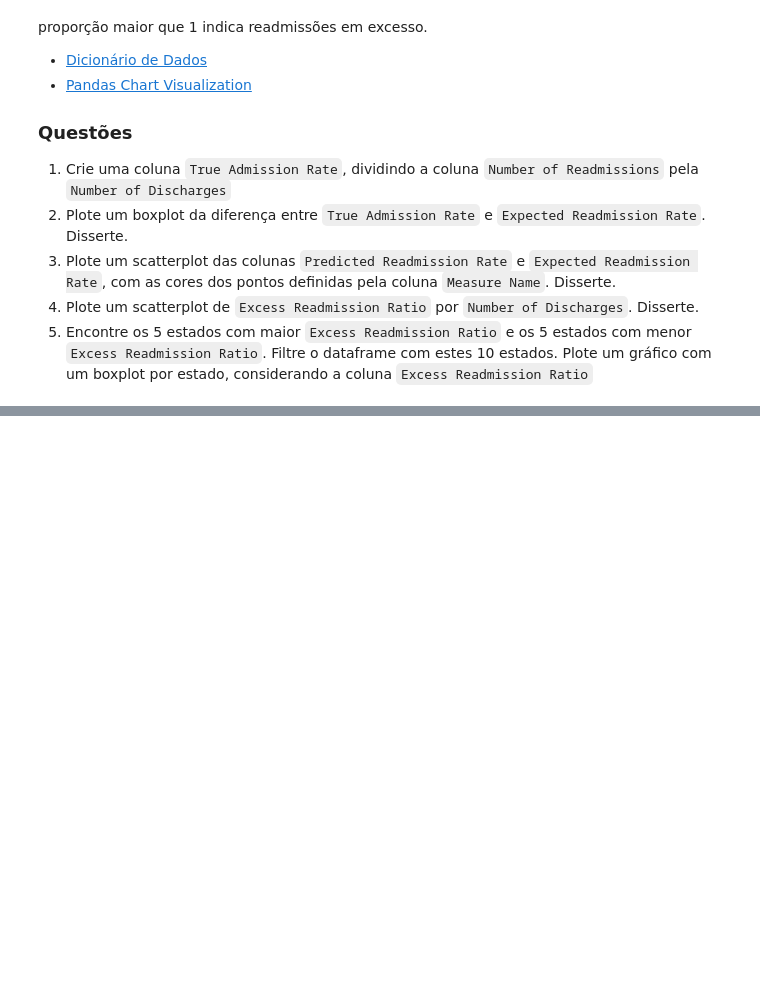
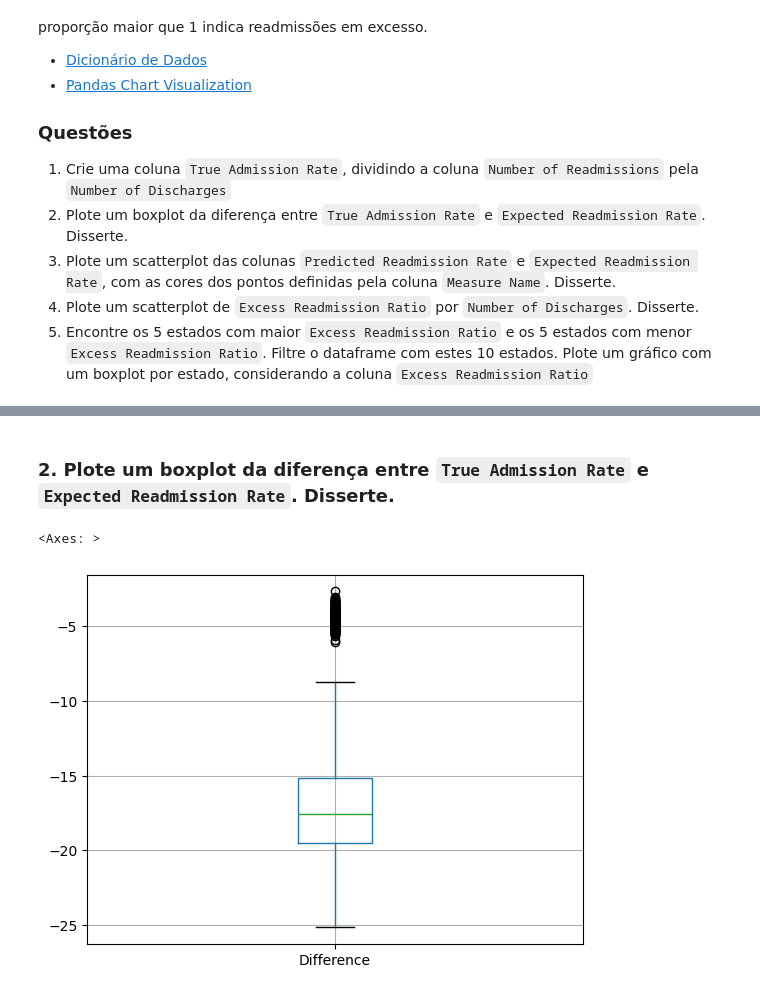
Before and after one commit to HelioZF/PADS, a Jupyter notebook: Computacao Para Ciencia de Dados/Listas/Lista 02/Lista02_ALUNO_.ipynb, the cells around one changed output, grey strips where cells are left out. Cells and saved outputs as stored; diff of their text form; code cells hidden in the pictures; blank space fills up the shorter version.

```diff
--- a/Computacao Para Ciencia de Dados/Listas/Lista 02/Lista02_ALUNO_.ipynb
+++ b/Computacao Para Ciencia de Dados/Listas/Lista 02/Lista02_ALUNO_.ipynb
@@ -19,5 +19,7 @@ O excesso de readmissões é medido por uma razão, dividindo-se o número de re
 5. Encontre os 5 estados com maior `Excess Readmission Ratio` e os 5 estados com menor `Excess Readmission Ratio`. Filtre o dataframe com estes 10 estados. Plote um gráfico com um boxplot por estado, considerando a coluna `Excess Readmission Ratio`
 # %%
 import pandas as pd
+import matplotlib.pyplot as plt
 
-df = pd.read_csv('https://raw.githubusercontent.com/amkaris/EDA/master/cms_hospital_readmissions.csv')
+#df = pd.read_csv('https://raw.githubusercontent.com/amkaris/EDA/master/cms_hospital_readmissions.csv')
+df = pd.read_csv('FY_2024_Hospital_Readmissions_Reduction_Program_Hospital.csv')
@@ -23,0 +55,8 @@ df = pd.read_csv('https://raw.githubusercontent.com/amkaris/EDA/master/cms_hospi
+# %%
+# Converter as colunas para numérico (se necessário)
+df['Number of Readmissions'] = pd.to_numeric(df['Number of Readmissions'], errors='coerce')
+df['Number of Discharges'] = pd.to_numeric(df['Number of Discharges'], errors='coerce')
+
+# Criar a nova coluna com a divisão
+df['True Admission Rate'] = df['Number of Readmissions'] / df['Number of Discharges']
+df
@@ -23,0 +77,9 @@ df = pd.read_csv('https://raw.githubusercontent.com/amkaris/EDA/master/cms_hospi
+# %% [markdown]
+### 2. Plote um boxplot da diferença entre `True Admission Rate` e `Expected Readmission Rate`. Disserte.
+# %%
+df['Difference'] = df['True Admission Rate'] - df['Expected Readmission Rate']
+# %%
+df.boxplot(column='Difference')
+# %% [output]
+<Axes: >
+[figure, added]
```
Also changed, not shown: parts of 10 cells of this notebook.
